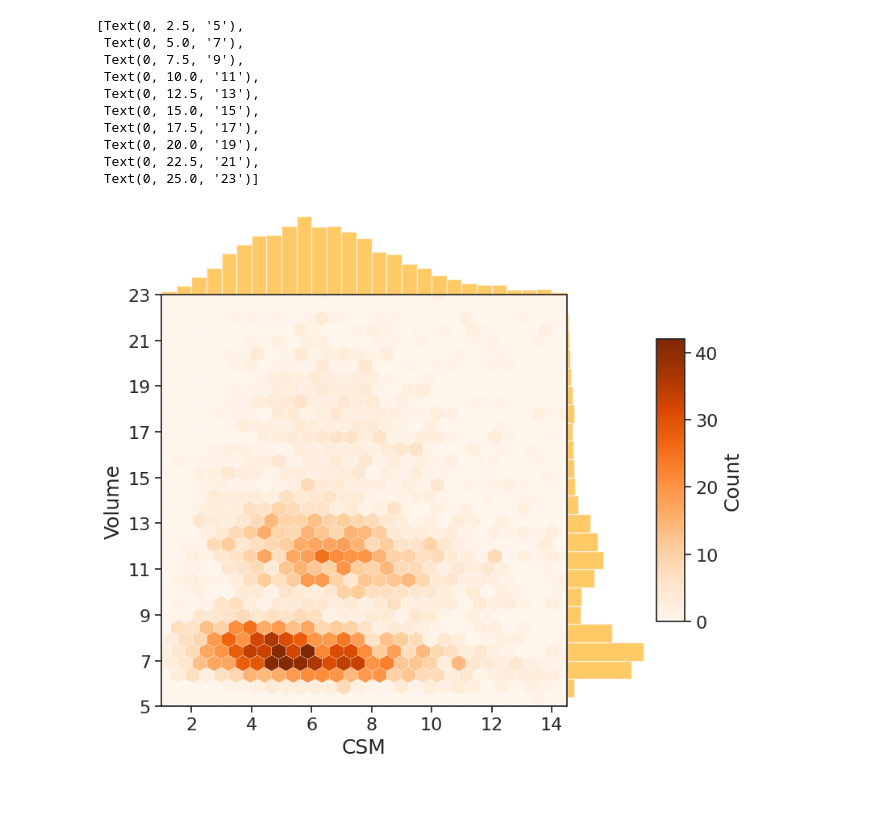
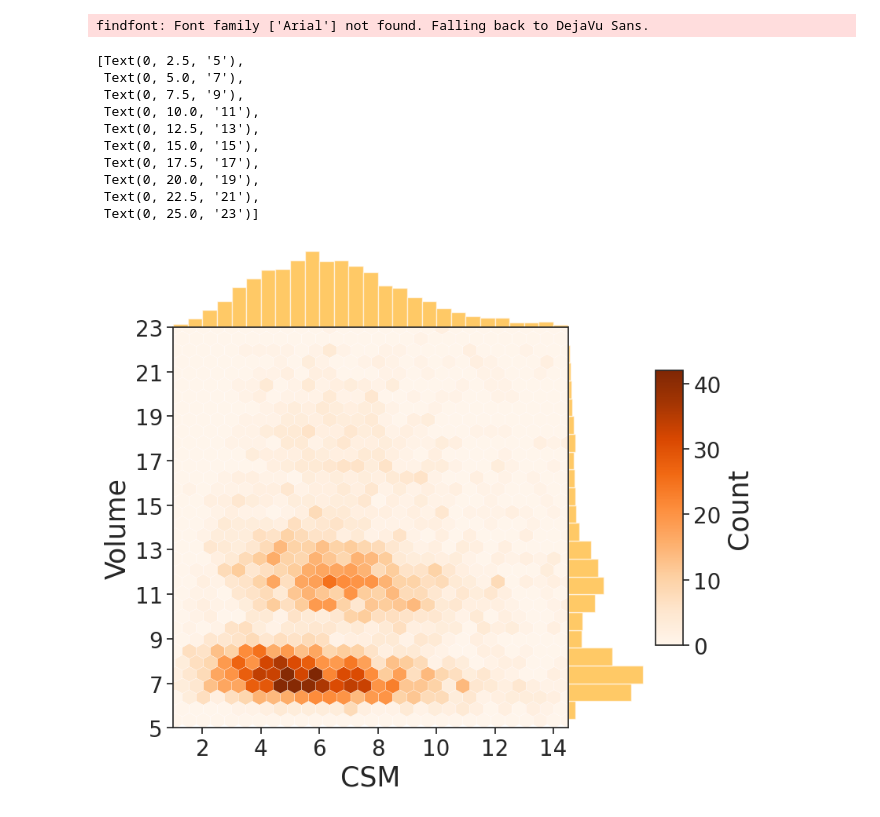
Before and after one commit to Kvieta1990/Working_Proj, a Jupyter notebook: Research/SMZ_RMC_LTCO_2023/01082024/glass_ceramic/joint_distribution_plot.ipynb, the cells around one changed output. Saved outputs shown, nothing was run; the diff lists cells and outputs as text; code cells hidden in the pictures.

```diff
--- a/Research/SMZ_RMC_LTCO_2023/01082024/glass_ceramic/joint_distribution_plot.ipynb
+++ b/Research/SMZ_RMC_LTCO_2023/01082024/glass_ceramic/joint_distribution_plot.ipynb
@@ -31,55 +31,64 @@ sns.set(style="ticks", color_codes=True)
 
 g = sns.JointGrid(x="CSM", y="Volume", data=li_env, space=0, height=7, ratio=5)
 
+import matplotlib.font_manager as fm
+
+# Get the Arial font path
+font_path = fm.findfont(fm.FontProperties(family='Arial'))
+
+# Set the font properties for the plot
+font_prop = fm.FontProperties(fname=font_path)
+
 
 def plot_joint_with_colorbar(x, y, **kwargs):
     ax = plt.gca()
     sc = ax.hexbin(x, y, **kwargs)
     cbar_ax = plt.gcf().add_axes([0.99, 0.25, 0.05, 0.5])
     cbar = plt.colorbar(sc, cax=cbar_ax)
-    cbar.set_label('Count', fontsize=18)
-    cbar.ax.tick_params(labelsize=16)
+    cbar.set_label('Count', fontsize=25, fontproperties=font_prop)
+    cbar.ax.tick_params(labelsize=20)
 
 
 g = g.plot_joint(
     plot_joint_with_colorbar,
     gridsize=30,
     cmap="Oranges",
     edgecolors='white',
     linewidths=0.2
 )
 _ = g.ax_marg_x.hist(li_env["CSM"], color="orange", alpha=.6,
                      bins=np.arange(0, 16, 0.5))
 _ = g.ax_marg_y.hist(li_env["Volume"], color="orange", alpha=.6,
                      orientation="horizontal",
                      bins=np.arange(0, 26, 1))
 g.ax_marg_y.tick_params(labeltop=False, length=0)
 # g.ax_marg_y.grid(True, axis='x', ls=':')
 g.ax_marg_y.grid(False)
 g.ax_marg_y.xaxis.set_major_locator(MaxNLocator(4))
 
 g.ax_marg_x.tick_params(labelleft=False, length=0)
 # g.ax_marg_x.grid(True, axis='y', ls=':')
 g.ax_marg_x.grid(False)
 g.ax_marg_x.yaxis.set_major_locator(MaxNLocator(4))
 
 g.ax_joint.set_xlim([1, 14.5])
 g.ax_joint.set_ylim([2.5, 25])
-g.ax_joint.set_xlabel('CSM', fontsize=18)
-g.ax_joint.set_xticklabels(range(0, 16, 2), fontsize=16)
-g.ax_joint.set_ylabel('Volume', fontsize=18)
-g.ax_joint.set_yticklabels(range(5, 25, 2), fontsize=16)
+g.ax_joint.set_xlabel('CSM', fontsize=25, fontproperties=font_prop)
+g.ax_joint.set_xticklabels(range(0, 16, 2), fontsize=20, fontproperties=font_prop)
+g.ax_joint.set_ylabel('Volume', fontsize=25, fontproperties=font_prop)
+g.ax_joint.set_yticklabels(range(5, 25, 2), fontsize=20, fontproperties=font_prop)
 # %% [output]
-[Text(0, 2.5, '5'),
- Text(0, 5.0, '7'),
- Text(0, 7.5, '9'),
- Text(0, 10.0, '11'),
- Text(0, 12.5, '13'),
- Text(0, 15.0, '15'),
- Text(0, 17.5, '17'),
- Text(0, 20.0, '19'),
- Text(0, 22.5, '21'),
- Text(0, 25.0, '23')]
+findfont: Font family ['Arial'] not found. Falling back to DejaVu Sans.
+[Text(0, 2.5, '5'),
+ Text(0, 5.0, '7'),
+ Text(0, 7.5, '9'),
+ Text(0, 10.0, '11'),
+ Text(0, 12.5, '13'),
+ Text(0, 15.0, '15'),
+ Text(0, 17.5, '17'),
+ Text(0, 20.0, '19'),
+ Text(0, 22.5, '21'),
+ Text(0, 25.0, '23')]
-[figure, old version]
+[figure, new version]
 # %%
 g.savefig("glass_ceramic_csm_vol.png", dpi=300)
```
Also changed, not shown: 8 other files.
